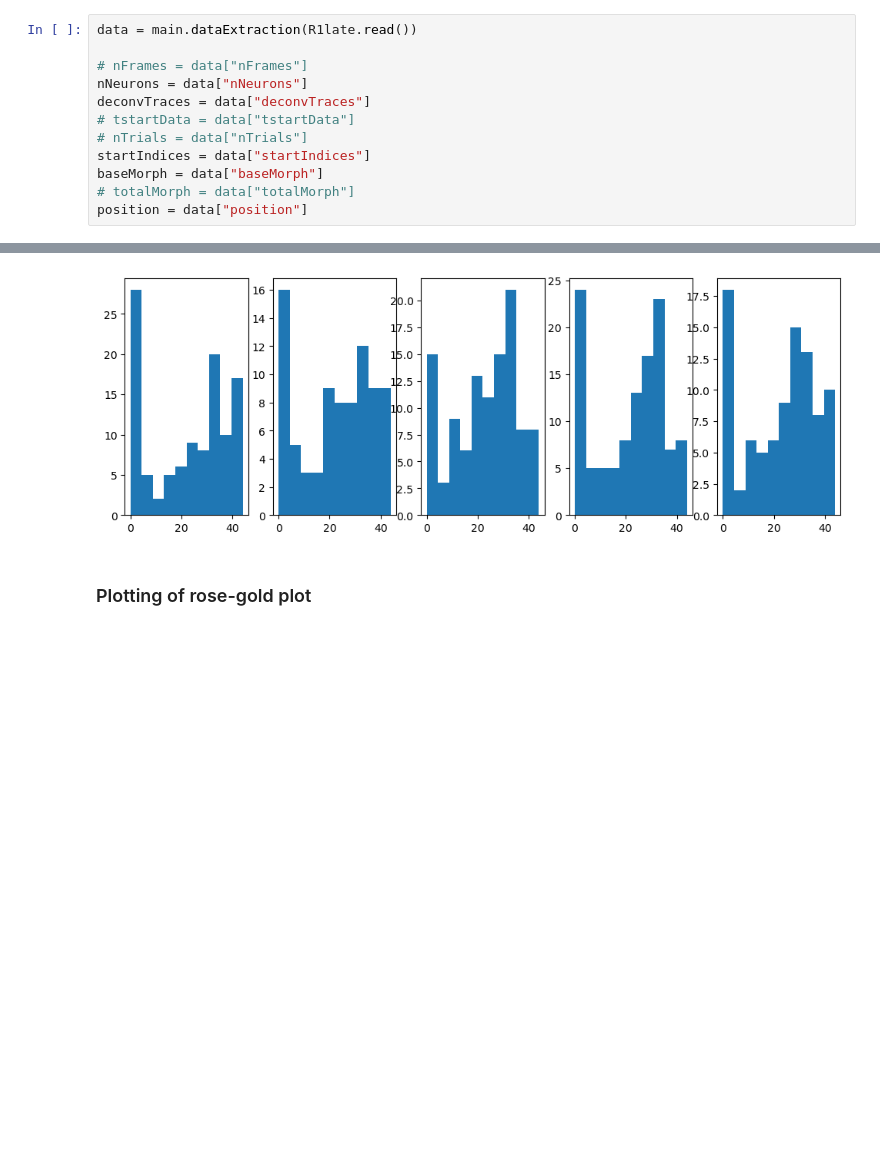
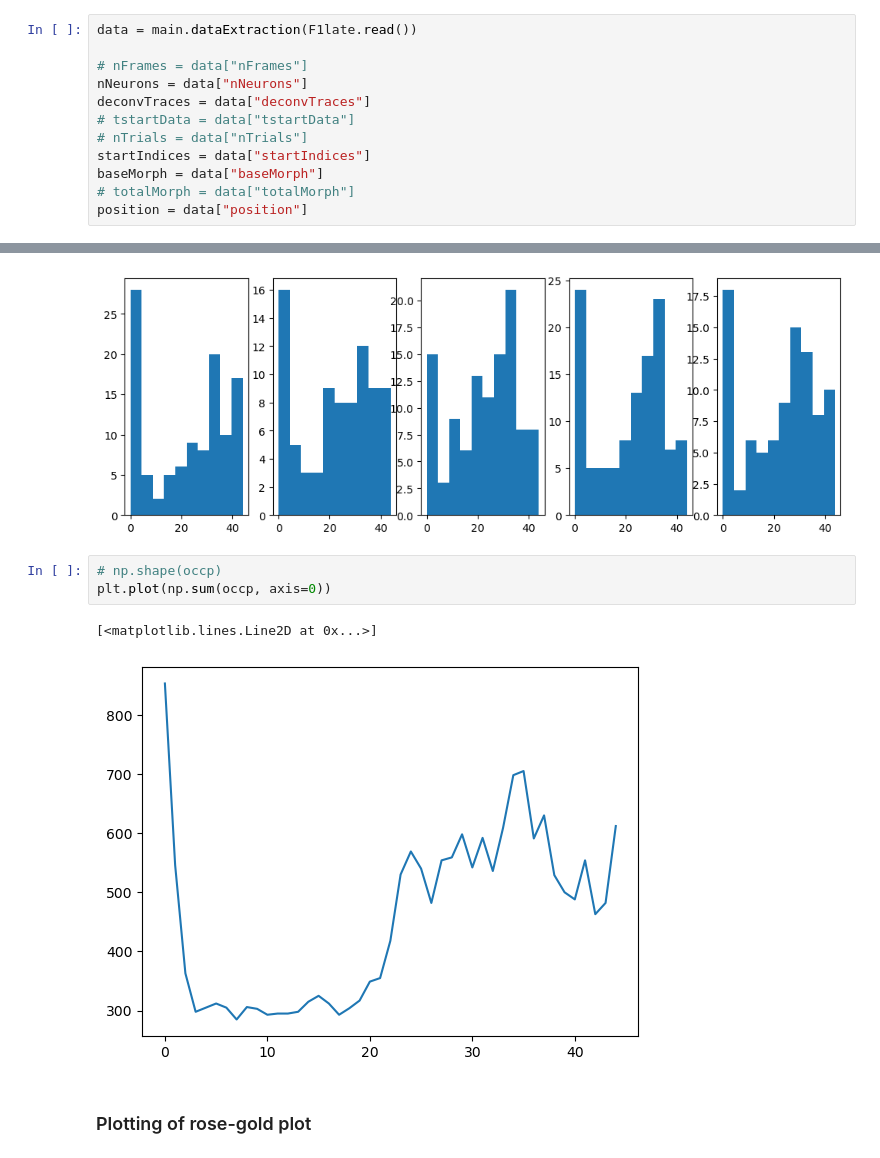
Before and after one commit to tarek-soubra/place-cell-project, a Jupyter notebook: rosegoldplot.ipynb, the cells around one changed output, grey strips where cells are left out. Saved outputs shown, nothing was run; the diff lists cells and outputs as text; blank space fills up the shorter version.

Commit message:
added percentage of reward place cells and plot of occupancy

```diff
--- a/rosegoldplot.ipynb
+++ b/rosegoldplot.ipynb
@@ -35,7 +35,7 @@ R1early = main.getSessionHandle(fname3, directory)
 R1late = main.getSessionHandle(fname4, directory)
 R2 = main.getSessionHandle(fname5, directory)
 # %%
-data = main.dataExtraction(R1late.read())
+data = main.dataExtraction(F1late.read())
 
 # nFrames = data["nFrames"]
 nNeurons = data["nNeurons"]
@@ -129,6 +132,12 @@ for i, base in enumerate(main.baseMorphValues):
     ax[i].hist(np.argmax(avgActivity[base][base],axis=0), bins=10)
 # %% [output]
 [figure]
+# %%
+# np.shape(occp)
+plt.plot(np.sum(occp, axis=0))
+# %% [output]
+[<matplotlib.lines.Line2D at 0x...>]
+[figure, added]
 # %% [markdown]
 ### Plotting of rose-gold plot
 # %%
```
Also changed, not shown: parts of 2 cells of this notebook.
